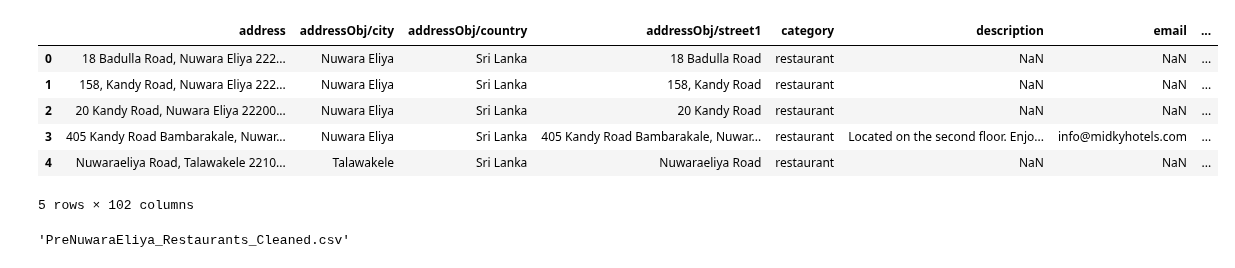
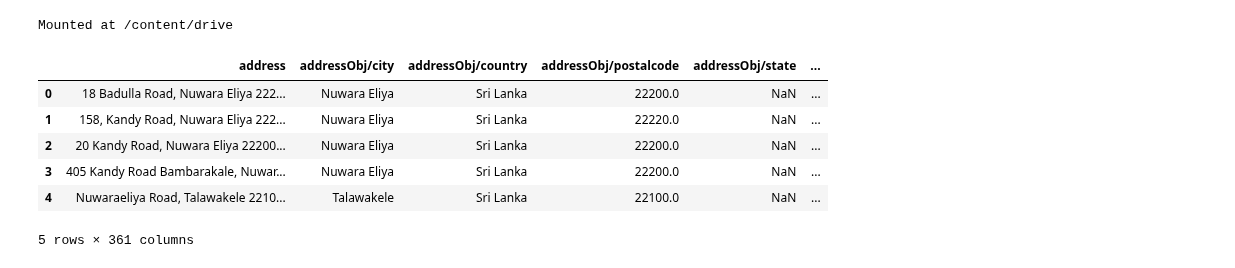
Before and after one commit to mathu3004/Pearl_Path, a Jupyter notebook: NuwaraEliyaRestaurantsPreprocessed.ipynb, the cells around one changed output. Drawn from its saved outputs; the diff is of its cells as text; code cells hidden in the pictures.

Commit message:
NuwaraEliya_Restaurants

```diff
--- a/NuwaraEliyaRestaurantsPreprocessed.ipynb
+++ b/NuwaraEliyaRestaurantsPreprocessed.ipynb
@@ -2,43 +2,23 @@
 <a href="https://colab.research.google.com/github/mathu3004/Pearl_Path/blob/Preprocessing/NuwaraEliyaRestaurantsPreprocessed.ipynb" target="_parent"><img src="https://colab.research.google.com/assets/colab-badge.svg" alt="Open In Colab"/></a>
 # %%
 import pandas as pd
+from google.colab import drive
 
-# Load the uploaded file to inspect its contents
-file_path = 'PreNuwaraEliyaRestaurants.csv'
-data = pd.read_csv(file_path)
+# Mount Google Drive
+drive.mount('/content/drive')
 
-# Display the first few rows of the data to understand its structure
-data.head()
+# Load the Excel file
+file_path = '/content/drive/My Drive/NuwaraEliya/RestaurantsNuwaraEliya.csv'
+df = pd.read_csv(file_path)
+
+# Display the first few rows of the data
+df.head()
 # %% [output]
+Mounted at /content/drive
-|  | address | addressObj/city | addressObj/country | addressObj/street1 | category | description | email | ... |
-| 0 | 18 Badulla Road, Nuwara Eliya 222... | Nuwara Eliya | Sri Lanka | 18 Badulla Road | restaurant | NaN | NaN | ... |
-| 1 | 158, Kandy Road, Nuwara Eliya 222... | Nuwara Eliya | Sri Lanka | 158, Kandy Road | restaurant | NaN | NaN | ... |
-| 2 | 20 Kandy Road, Nuwara Eliya 22200... | Nuwara Eliya | Sri Lanka | 20 Kandy Road | restaurant | NaN | NaN | ... |
-| 3 | 405 Kandy Road Bambarakale, Nuwar... | Nuwara Eliya | Sri Lanka | 405 Kandy Road Bambarakale, Nuwar... | restaurant | Located on the second floor. Enjo... | info@midkyhotels.com | ... |
-| 4 | Nuwaraeliya Road, Talawakele 2210... | Talawakele | Sri Lanka | Nuwaraeliya Road | restaurant | NaN | NaN | ... |
+|  | address | addressObj/city | addressObj/country | addressObj/postalcode | addressObj/state | ... |
+| 0 | 18 Badulla Road, Nuwara Eliya 222... | Nuwara Eliya | Sri Lanka | 22200.0 | NaN | ... |
+| 1 | 158, Kandy Road, Nuwara Eliya 222... | Nuwara Eliya | Sri Lanka | 22220.0 | NaN | ... |
+| 2 | 20 Kandy Road, Nuwara Eliya 22200... | Nuwara Eliya | Sri Lanka | 22200.0 | NaN | ... |
+| 3 | 405 Kandy Road Bambarakale, Nuwar... | Nuwara Eliya | Sri Lanka | 22200.0 | NaN | ... |
+| 4 | Nuwaraeliya Road, Talawakele 2210... | Talawakele | Sri Lanka | 22100.0 | NaN | ... |
-5 rows × 102 columns
+5 rows × 361 columns
-# %%
-# List of column groups to consolidate
-columns_to_merge = {
-    'dishes': [col for col in data.columns if 'dishes' in col.lower()],
-    'features': [col for col in data.columns if 'features' in col.lower()],
-    'mealTypes': [col for col in data.columns if 'mealtypes' in col.lower()],
-    'reviewTags/Text': [col for col in data.columns if 'reviewtags' in col.lower() and 'text' in col.lower()]
-}
-
-# Create consolidated columns
-for new_col, cols_to_merge in columns_to_merge.items():
-    if cols_to_merge:
-        data[new_col] = data[cols_to_merge].apply(lambda row: ', '.join(row.dropna().astype(str)), axis=1)
-
-# Drop the original individual columns if desired
-columns_to_drop = [col for cols in columns_to_merge.values() for col in cols]
-data = data.drop(columns=columns_to_drop)
-
-# Save the cleaned data to a new file
-output_path = 'PreNuwaraEliya_Restaurants_Cleaned.csv'
-data.to_csv(output_path, index=False)
-
-output_path
-# %% [output]
-'PreNuwaraEliya_Restaurants_Cleaned.csv'
```
Also changed, not shown: parts of 2 cells of this notebook.
